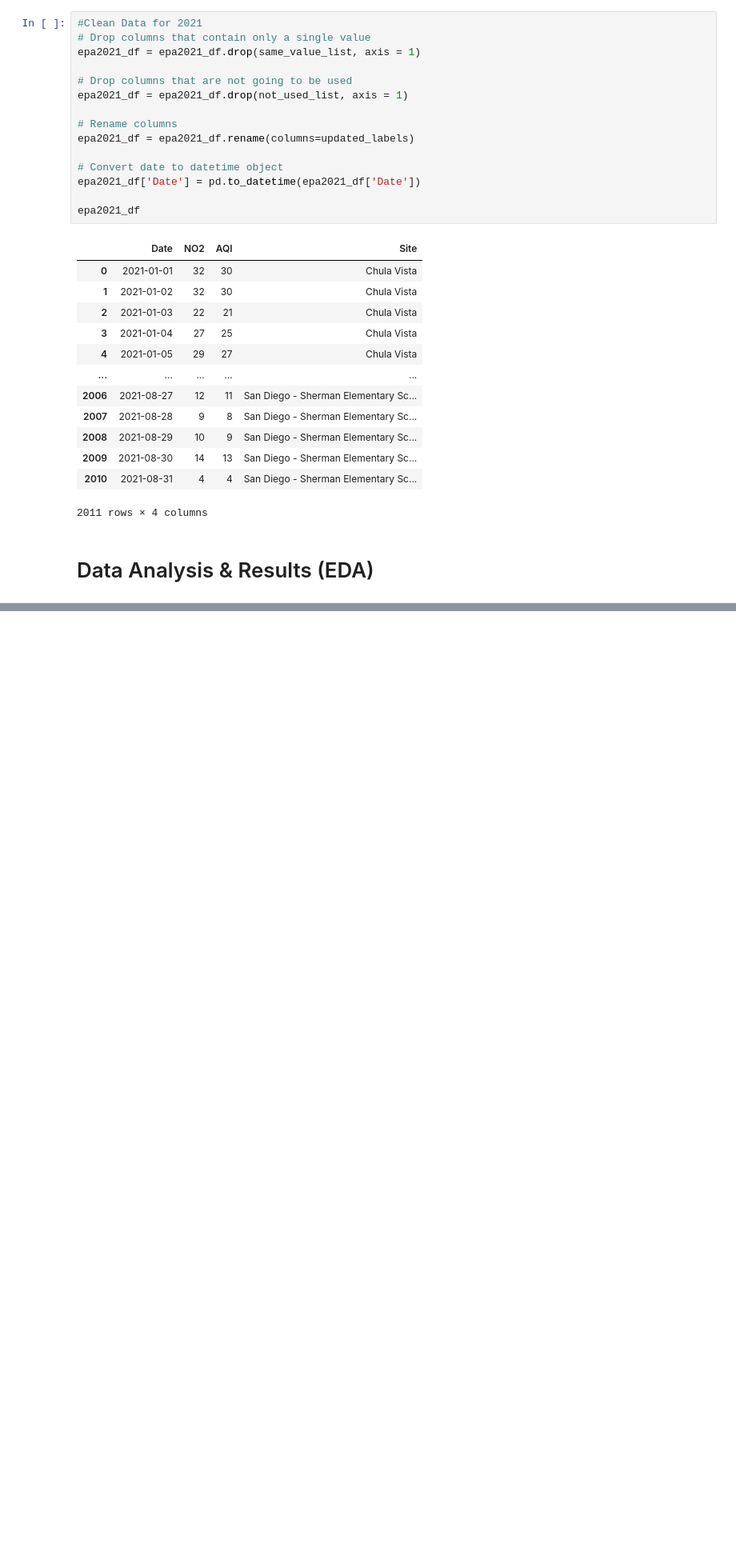
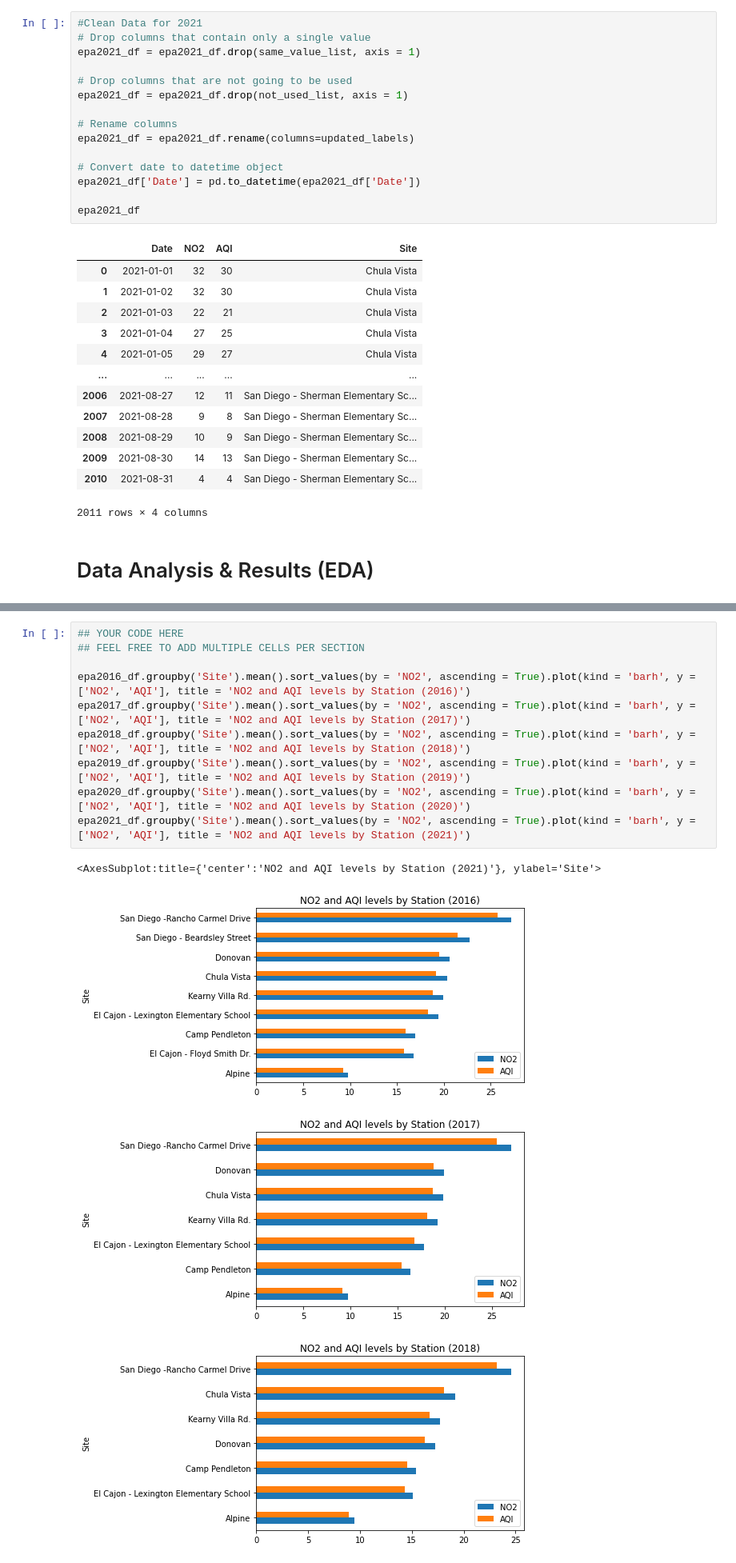
Before and after one commit to av1929/Covid19-AirQuality-SD-counties, a Jupyter notebook: EDACheckpointGroup062-Wi22.ipynb, the cells around one changed output, grey strips where cells are left out. Shown: that part at 80% size. Drawn from its saved outputs; the diff is of its cells as text; blank space fills up the shorter version.

```diff
--- a/EDACheckpointGroup062-Wi22.ipynb
+++ b/EDACheckpointGroup062-Wi22.ipynb
@@ -377,0 +384,15 @@ Carry out EDA on your dataset(s); Describe in this section
+# %%
+## YOUR CODE HERE
+## FEEL FREE TO ADD MULTIPLE CELLS PER SECTION
+
+epa2016_df.groupby('Site').mean().sort_values(by = 'NO2', ascending = True).plot(kind = 'barh', y = ['NO2', 'AQI'], title = 'NO2 and AQI levels by Station (2016)')
+epa2017_df.groupby('Site').mean().sort_values(by = 'NO2', ascending = True).plot(kind = 'barh', y = ['NO2', 'AQI'], title = 'NO2 and AQI levels by Station (2017)')
+epa2018_df.groupby('Site').mean().sort_values(by = 'NO2', ascending = True).plot(kind = 'barh', y = ['NO2', 'AQI'], title = 'NO2 and AQI levels by Station (2018)')
+epa2019_df.groupby('Site').mean().sort_values(by = 'NO2', ascending = True).plot(kind = 'barh', y = ['NO2', 'AQI'], title = 'NO2 and AQI levels by Station (2019)')
+epa2020_df.groupby('Site').mean().sort_values(by = 'NO2', ascending = True).plot(kind = 'barh', y = ['NO2', 'AQI'], title = 'NO2 and AQI levels by Station (2020)')
+epa2021_df.groupby('Site').mean().sort_values(by = 'NO2', ascending = True).plot(kind = 'barh', y = ['NO2', 'AQI'], title = 'NO2 and AQI levels by Station (2021)')
+# %% [output]
+<AxesSubplot:title={'center':'NO2 and AQI levels by Station (2021)'}, ylabel='Site'>
+[figure, added]
+[figure, added]
+[figure, added]
```
Also changed, not shown: parts of 5 cells of this notebook.
